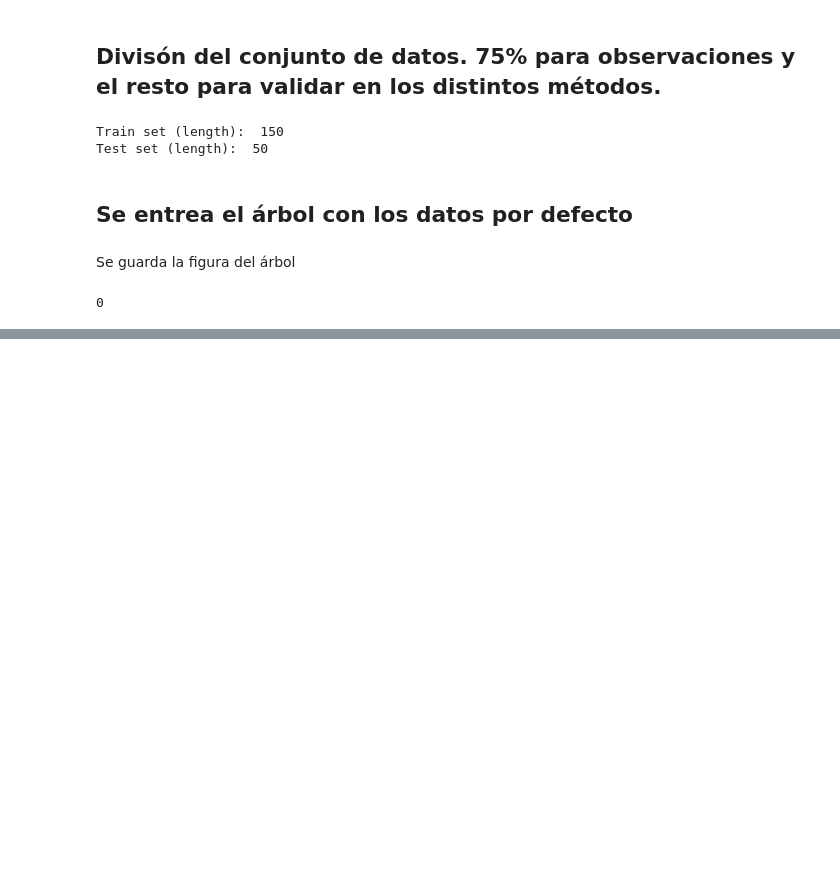
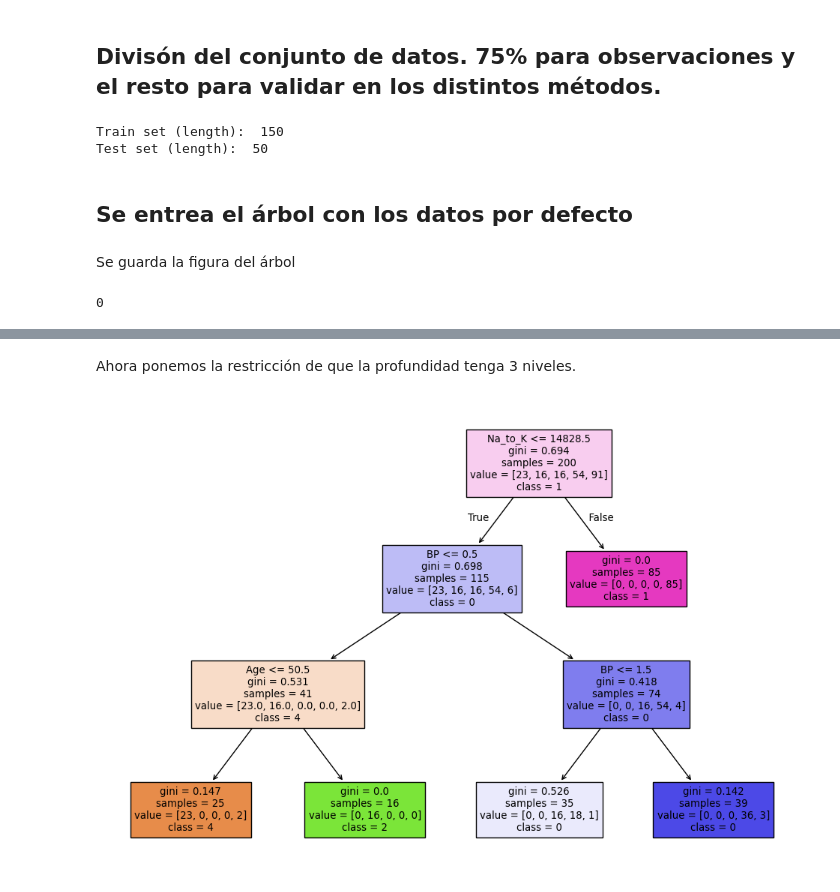
Before and after one commit to pablesite/master-matematicas, a Jupyter notebook: tecnicas-multivariantes/ruiz_molina_actividad.ipynb, the cells around one changed output, grey strips where cells are left out. Cells and saved outputs as stored; diff of their text form; code cells hidden in the pictures; blank space fills up the shorter version.

Commit message:
TM actividad 2 arbol depth3

```diff
--- a/tecnicas-multivariantes/ruiz_molina_actividad.ipynb
+++ b/tecnicas-multivariantes/ruiz_molina_actividad.ipynb
@@ -206,0 +207,17 @@ Image(filename = 'images/arbol_clf_default.png')
+# %% [markdown]
+Ahora ponemos la restricción de que la profundidad tenga 3 niveles.
+# %%
+# crear el objeto de clase arbol---------------------------------
+
+tree_clf_depth3 = DecisionTreeClassifier(max_depth=3, random_state=3)
+# ajustar el arbol-----------------------------------------------
+tree_clf_depth3.fit(X, y);
+# %%
+from sklearn.tree import plot_tree
+import matplotlib.pyplot as plt
+
+plt.figure(figsize=(12, 8))
+plot_tree(tree_clf_depth3, filled=True, feature_names=X.columns.tolist(), class_names=y.unique().astype(str).tolist())
+plt.show()
+# %% [output]
+[figure, added]
```
Also changed, not shown: parts of 2 cells of this notebook, 4 other files.
